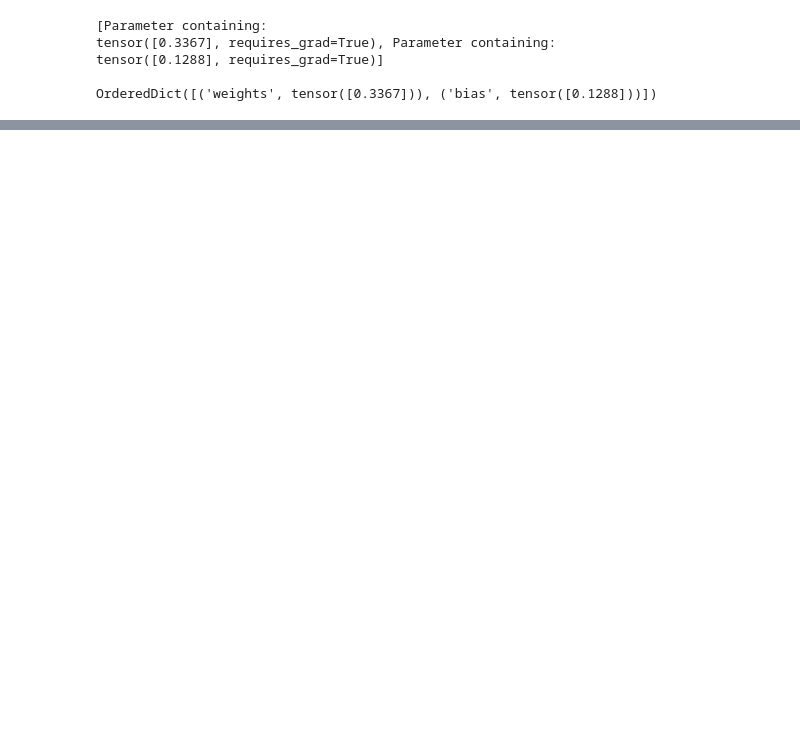
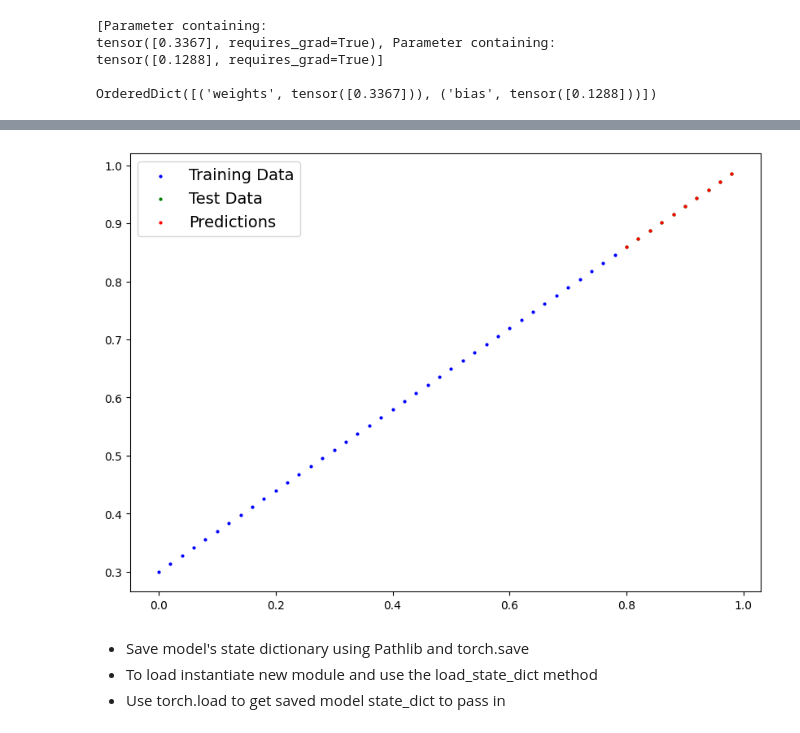
Before and after one commit to mathfish/LearningTopics, a Jupyter notebook: Books/PytorchMastery/PyTorchWorkflow.ipynb, the cells around one changed output, grey strips where cells are left out. Saved outputs shown, nothing was run; the diff lists cells and outputs as text; code cells hidden in the pictures; blank space fills up the shorter version.

```diff
--- a/Books/PytorchMastery/PyTorchWorkflow.ipynb
+++ b/Books/PytorchMastery/PyTorchWorkflow.ipynb
@@ -116,0 +252,2 @@ OrderedDict([('weights', tensor([0.3367])), ('bias', tensor([0.1288]))])
+# %%
+device = "cuda" if torch.cuda.is_available() else "cpu"
@@ -116,0 +274,36 @@ OrderedDict([('weights', tensor([0.3367])), ('bias', tensor([0.1288]))])
+# %%
+loss_fn_v2 = nn.L1Loss()
+optimizer_v2 = torch.optim.SGD(lr=.01, params=model_1.parameters())
+
+torch.manual_seed(42)
+epochs = 200
+
+# Put data on device
+X_train = X_train.to(device)
+X_test = X_test.to(device)
+y_train = y_train.to(device)
+y_test = y_test.to(device)
+
+
+for epoch in range(epochs):
+  # set to train
+  model_1.train()
+  # forward pass
+  y_pred_ = model_1(X_train)
+  # compute loss
+  loss_ = loss_fn_v2(y_pred_, y_train)
+  # zero out gradients
+  optimizer_v2.zero_grad()
+  # backprop
+  loss_.backward()
+  # gradient descent
+  optimizer_v2.step()
+
+  # set to test
+  model_1.eval()
+  with torch.inference_mode():
+    test_pred = model_1(X_test)
+    test_loss_ = loss_fn_v2(test_pred, y_test)
+
+  if epoch % 10 == 0:
+    print(f"Epoch {epoch} | Traing Loss {loss_:.4f} | Test Loss {test_loss_:.4f}")
@@ -116,0 +331,12 @@ OrderedDict([('weights', tensor([0.3367])), ('bias', tensor([0.1288]))])
+# %%
+model_1.eval()
+with torch.inference_mode():
+  test_preds_v2 = model_1(X_test)
+
+plot_predictions(predictions=test_preds_v2.to("cpu"))
+# %% [output]
+[figure, added]
+# %% [markdown]
+* Save model's state dictionary using Pathlib and torch.save
+* To load instantiate new module and use the load_state_dict method
+* Use torch.load to get saved model state_dict to pass in
```
Also changed, not shown: parts of 19 cells of this notebook.
